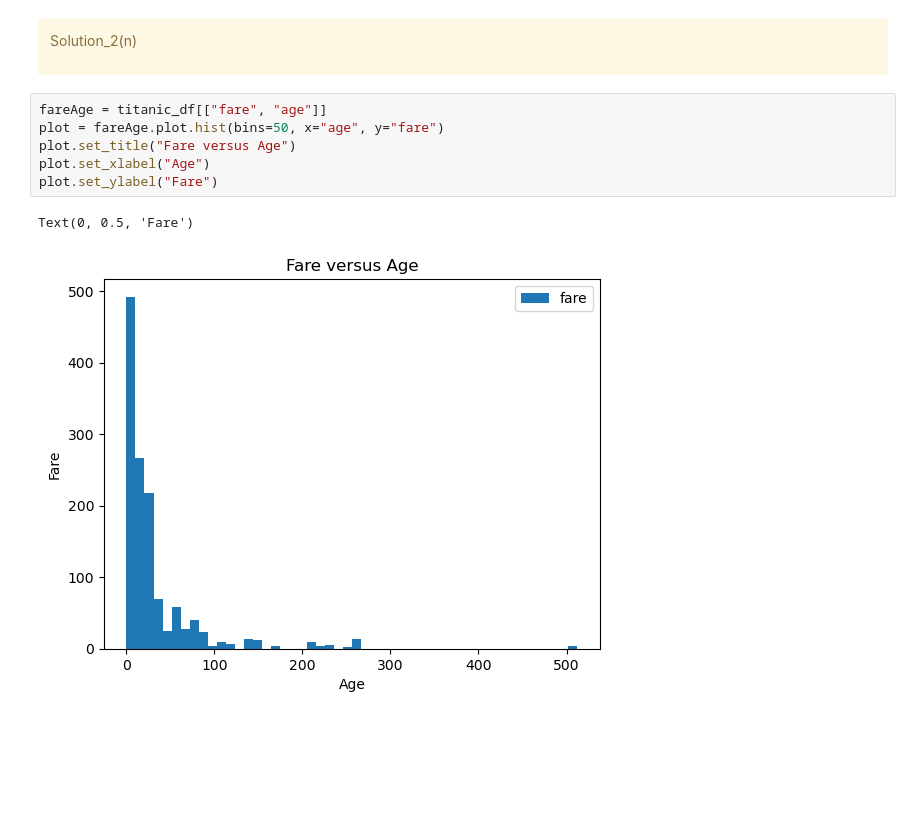
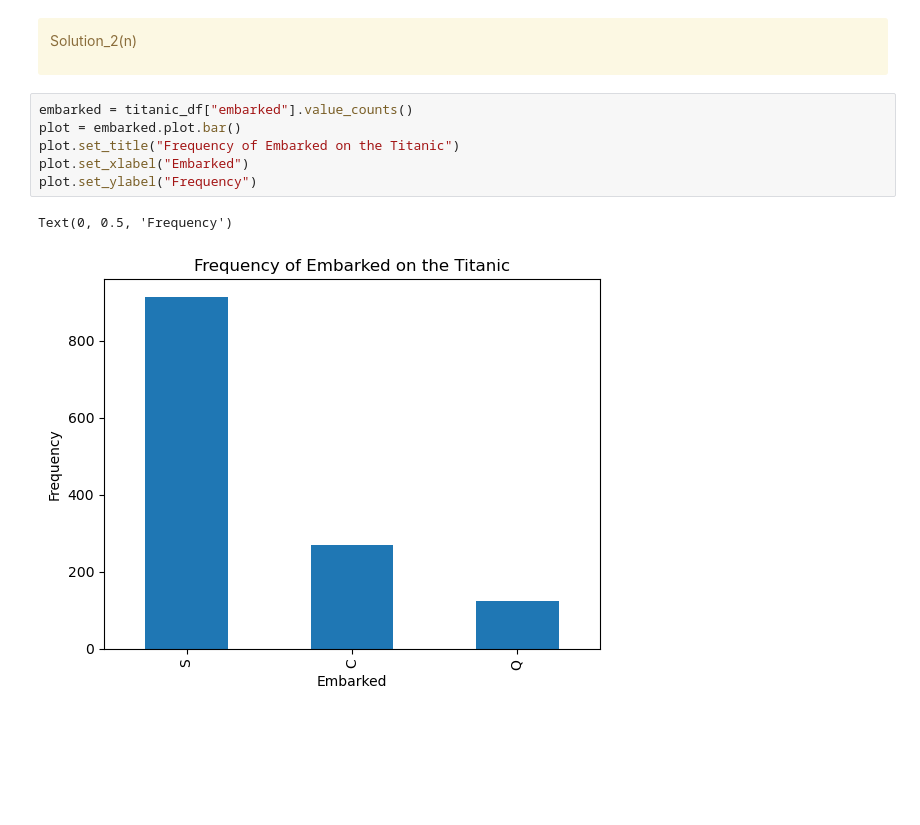
Before and after one commit to CedricPulmano/cpsc330-2023s, a Jupyter notebook: hw/hw1/hw1.ipynb, the cells around one changed output. Cells and saved outputs as stored; diff of their text form.

```diff
--- a/hw/hw1/hw1.ipynb
+++ b/hw/hw1/hw1.ipynb
@@ -462,15 +481,15 @@ Create a histogram of `embarked` values.
 Solution_2(n)
 
 </div>
-# %%
-fareAge = titanic_df[["fare", "age"]]
-plot = fareAge.plot.hist(bins=50, x="age", y="fare")
-plot.set_title("Fare versus Age")
-plot.set_xlabel("Age")
-plot.set_ylabel("Fare")
-# %% [output]
-Text(0, 0.5, 'Fare')
-[figure, removed]
+# %%
+embarked = titanic_df["embarked"].value_counts()
+plot = embarked.plot.bar()
+plot.set_title("Frequency of Embarked on the Titanic")
+plot.set_xlabel("Embarked")
+plot.set_ylabel("Frequency")
+# %% [output]
+Text(0, 0.5, 'Frequency')
+[figure, added]
 # %% [markdown]
 <br><br><br><br>
 # %% [markdown]
```
Also changed, not shown: parts of 3 cells of this notebook, 3 other files.
